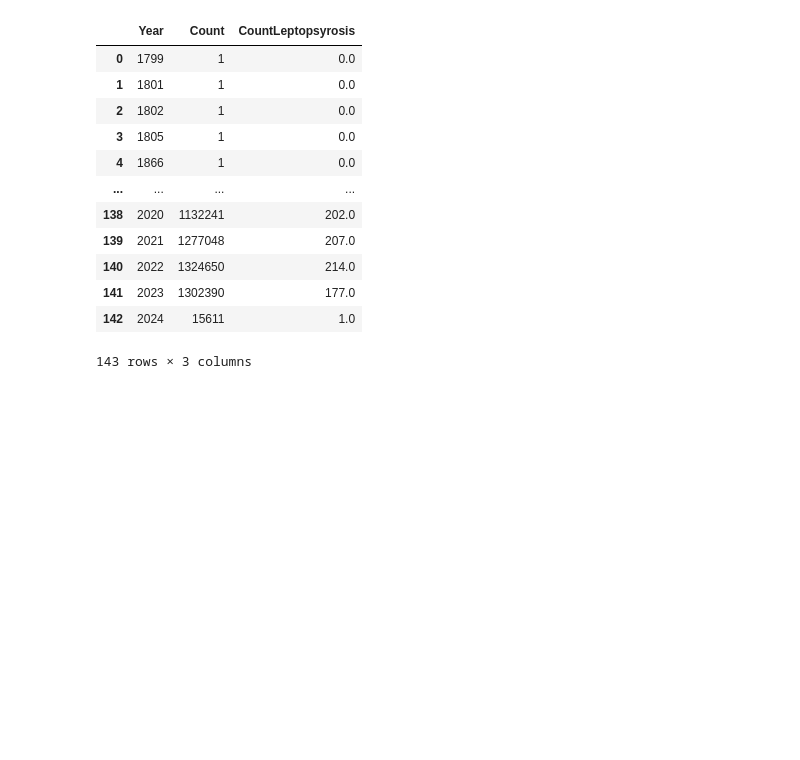
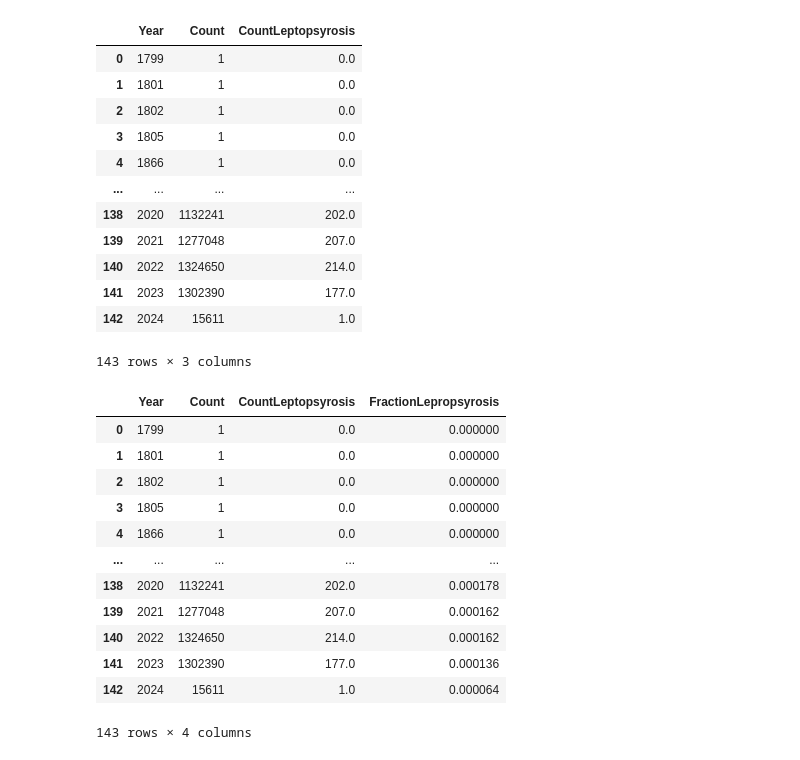
Before and after one commit to Rakeshkalivela/project-leptospirosis, a Jupyter notebook: progress.ipynb, the cells around one changed output. Saved outputs shown, nothing was run; the diff lists cells and outputs as text; code cells hidden in the pictures; blank space fills up the shorter version.

```diff
--- a/progress.ipynb
+++ b/progress.ipynb
@@ -123,4 +127,19 @@ merged_counts_copy
 # %%
 # Adding column with fraction
 
 merged_counts_copy['FractionLepropsyrosis'] = merged_counts_copy['CountLeptopsyrosis']/merged_counts_copy['Count']
+merged_counts_copy
+# %% [output]
+|  | Year | Count | CountLeptopsyrosis | FractionLepropsyrosis |
+| 0 | 1799 | 1 | 0.0 | 0.000000 |
+| 1 | 1801 | 1 | 0.0 | 0.000000 |
+| 2 | 1802 | 1 | 0.0 | 0.000000 |
+| 3 | 1805 | 1 | 0.0 | 0.000000 |
+| 4 | 1866 | 1 | 0.0 | 0.000000 |
+| ... | ... | ... | ... | ... |
+| 138 | 2020 | 1132241 | 202.0 | 0.000178 |
+| 139 | 2021 | 1277048 | 207.0 | 0.000162 |
+| 140 | 2022 | 1324650 | 214.0 | 0.000162 |
+| 141 | 2023 | 1302390 | 177.0 | 0.000136 |
+| 142 | 2024 | 15611 | 1.0 | 0.000064 |
+143 rows × 4 columns
```
Also changed, not shown: parts of 6 cells of this notebook, 2 other files.
